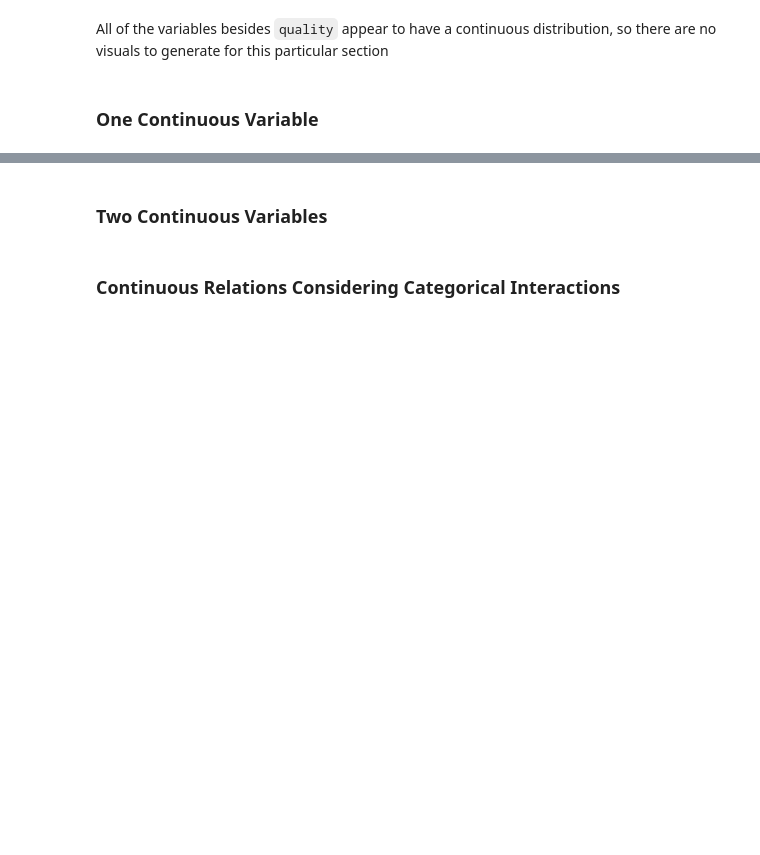
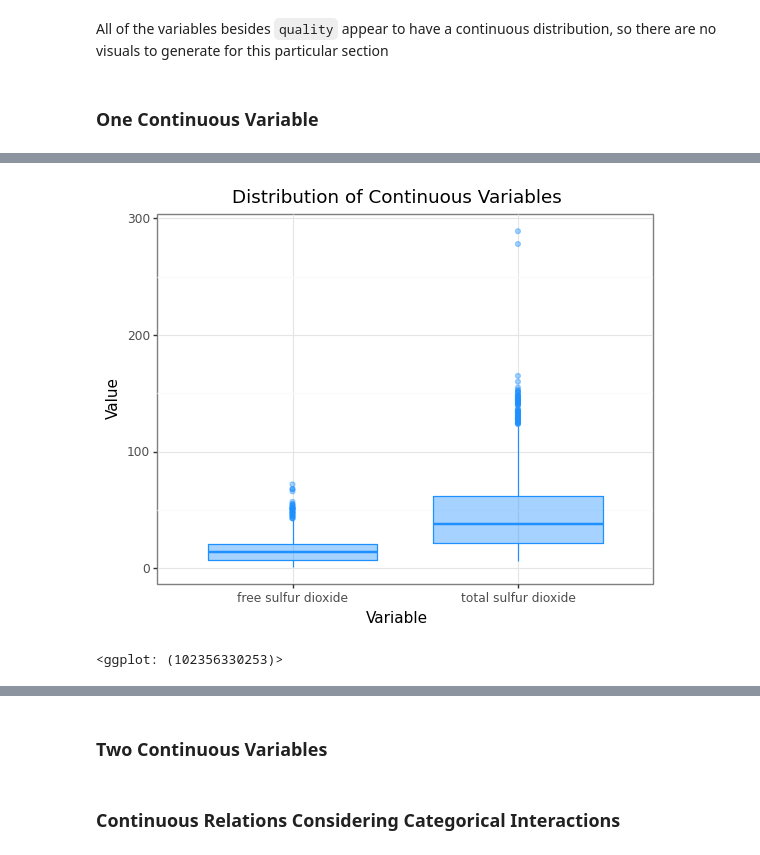
Before and after one commit to zopalmer14/Red-Wine-Python-DS-Practice, a Jupyter notebook: red_wine_eda.ipynb, the cells around one changed output, grey strips where cells are left out. Cells and saved outputs as stored; diff of their text form; code cells hidden in the pictures; blank space fills up the shorter version.

```diff
--- a/red_wine_eda.ipynb
+++ b/red_wine_eda.ipynb
@@ -176,0 +200,13 @@ All of the variables besides `quality` appear to have a continuous distribution,
+# %%
+dioxide = ['free sulfur dioxide', 'total sulfur dioxide']
+
+dioxide_df = long_df[long_df['variable'].isin(dioxide)]
+remaining_df = long_df[~long_df['variable'].isin(dioxide)]
+# %%
+(ggplot(dioxide_df, aes(x = 'factor(variable)', y = 'value'))
++ geom_boxplot(color = 'dodgerblue', fill = 'dodgerblue', alpha = 0.4, outlier_alpha = 0.4)
++ theme_bw()
++ labs(title = 'Distribution of Continuous Variables', x = 'Variable', y = 'Value'))
+# %% [output]
+[figure, added]
+<ggplot: (102356330253)>
```
Also changed, not shown: parts of 9 cells of this notebook.
